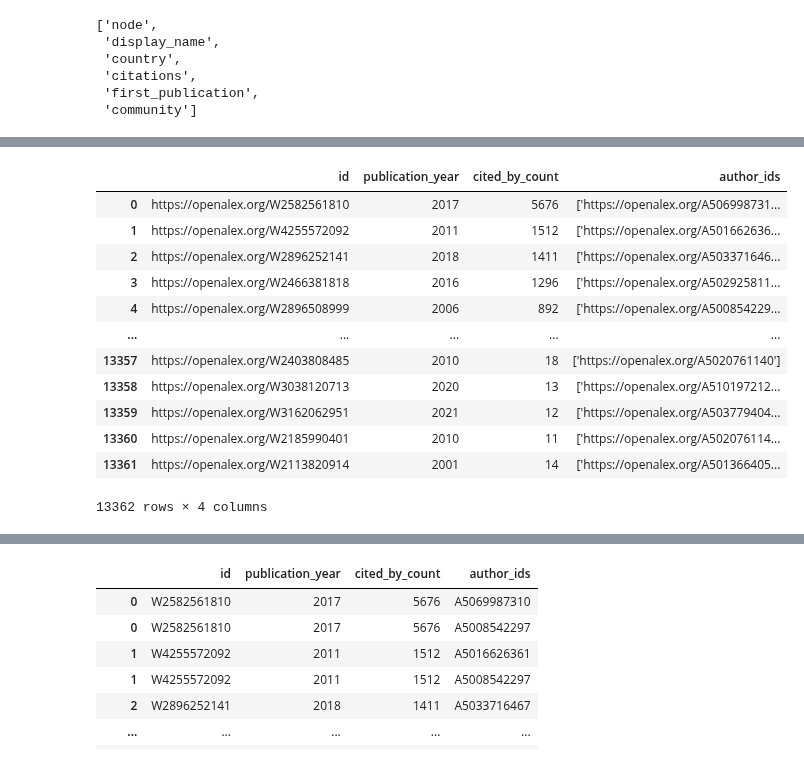
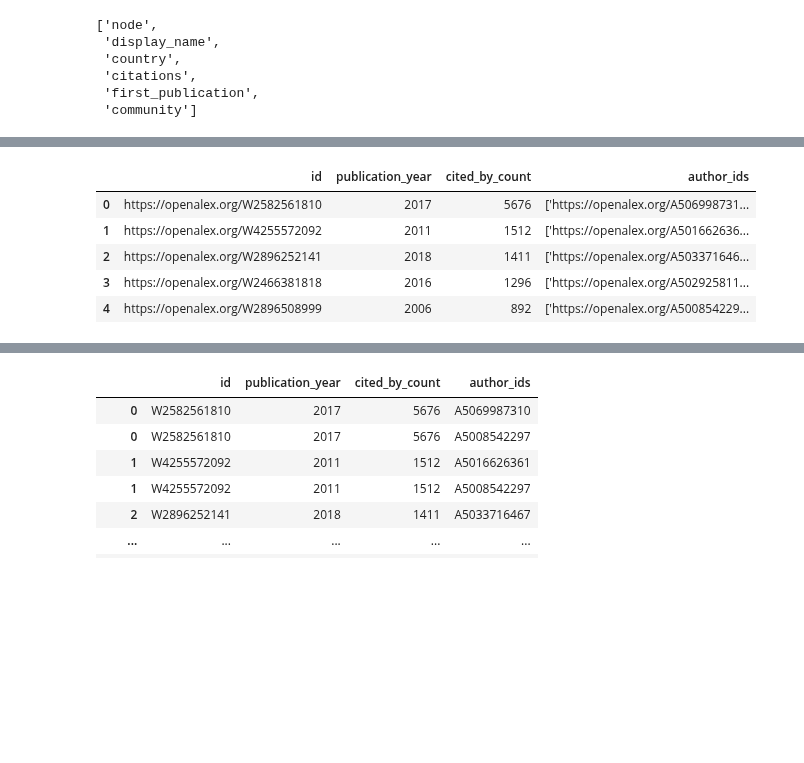
Before and after one commit to CarolineMortensen/Group_project_CSS, a Jupyter notebook: Assignment2.ipynb, the cells around one changed output, grey strips where cells are left out. Saved outputs shown, nothing was run; the diff lists cells and outputs as text; code cells hidden in the pictures; blank space fills up the shorter version.

```diff
--- a/Assignment2.ipynb
+++ b/Assignment2.ipynb
@@ -695,18 +665,11 @@ community_dict
 # %%
 papers_path = "papers.csv"
 papers = pd.read_csv(papers_path)
-papers
+papers.head()
 # %% [output]
 |  | id | publication_year | cited_by_count | author_ids |
 | 0 | https://openalex.org/W2582561810 | 2017 | 5676 | ['https://openalex.org/A506998731... |
 | 1 | https://openalex.org/W4255572092 | 2011 | 1512 | ['https://openalex.org/A501662636... |
 | 2 | https://openalex.org/W2896252141 | 2018 | 1411 | ['https://openalex.org/A503371646... |
 | 3 | https://openalex.org/W2466381818 | 2016 | 1296 | ['https://openalex.org/A502925811... |
 | 4 | https://openalex.org/W2896508999 | 2006 | 892 | ['https://openalex.org/A500854229... |
-| ... | ... | ... | ... | ... |
-| 13357 | https://openalex.org/W2403808485 | 2010 | 18 | ['https://openalex.org/A5020761140'] |
-| 13358 | https://openalex.org/W3038120713 | 2020 | 13 | ['https://openalex.org/A510197212... |
-| 13359 | https://openalex.org/W3162062951 | 2021 | 12 | ['https://openalex.org/A503779404... |
-| 13360 | https://openalex.org/W2185990401 | 2010 | 11 | ['https://openalex.org/A502076114... |
-| 13361 | https://openalex.org/W2113820914 | 2001 | 14 | ['https://openalex.org/A501366405... |
-13362 rows × 4 columns
```
Also changed, not shown: parts of 45 cells of this notebook.
